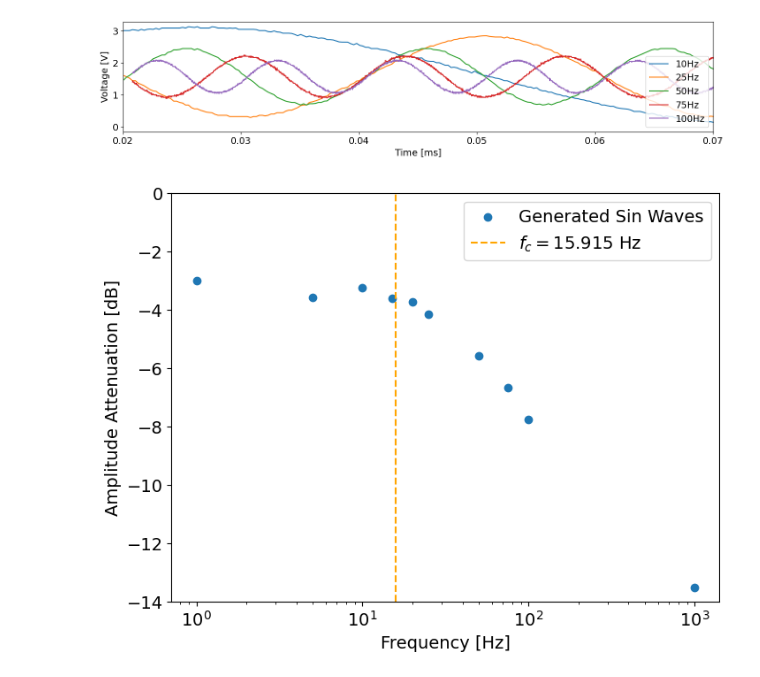
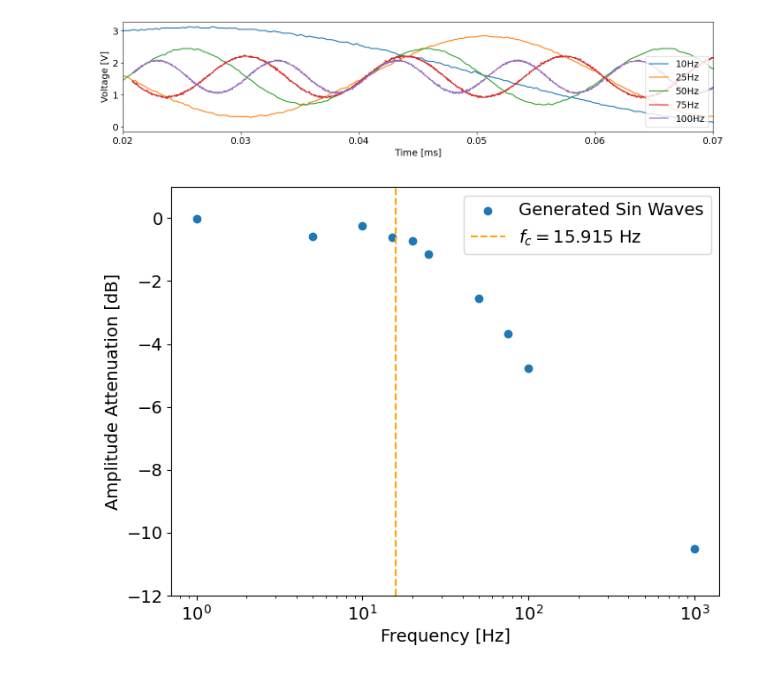
Before and after one commit to daraghhollman/UCD_4thYear_Labs, a Jupyter notebook: electronics/analysis/task2.ipynb, the cells around one changed output. Saved outputs shown, nothing was run; the diff lists cells and outputs as text; code cells hidden in the pictures.

```diff
--- a/electronics/analysis/task2.ipynb
+++ b/electronics/analysis/task2.ipynb
@@ -79,33 +79,33 @@ def DetermineAmplitude(data):
 sinAmplitudes = []
 
 for path in dataPaths:
 
     data = np.loadtxt(path, skiprows=2, delimiter=",")
 
     sinAmplitudes.append(DetermineAmplitude(data))
 
 def ExponentialCurve(x, a, b, c):
     y = []
 
     for point in x:
         y.append(a * exp(- b * point) + c)
 
     return y
 
 #pars, cov = curve_fit(ExponentialCurve)
 
 frequencies = [int(el[:-2]) for el in labels]
-decibles = 10*np.log10(np.array(sinAmplitudes) / 3.3) # Pico IO voltage is fixed at 3.3V
+decibles = 10*np.log10(np.array(sinAmplitudes) / 1.65) # Pico IO voltage is fixed at 3.3V
 
 fig, ax = plt.subplots(figsize=(8, 6))
 
 ax.scatter(frequencies, decibles, label="Generated Sin Waves")
-ax.vlines([15.915], ymin=-14, ymax=0, ls="dashed", color="orange", label="$f_c=15.915$ Hz")
+ax.vlines([15.915], ymin=-12, ymax=1, ls="dashed", color="orange", label="$f_c=15.915$ Hz")
 
 ax.set_xscale("log")
 ax.set_xlabel("Frequency [Hz]")
 ax.set_ylabel("Amplitude Attenuation [dB]")
 ax.legend()
 ax.margins(y=0)
 # %% [output]
-[figure, old version]
+[figure, new version]
```
Also changed, not shown: 28 other files.
